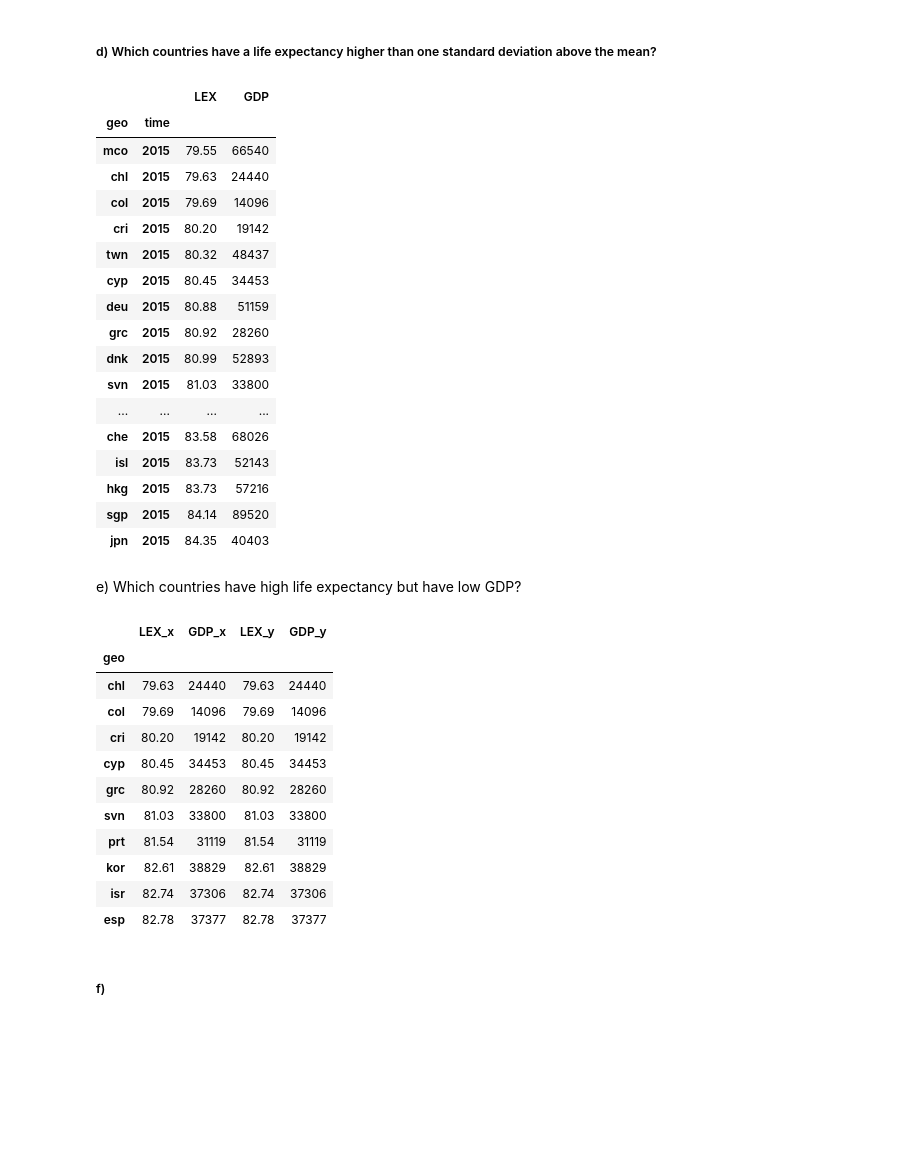
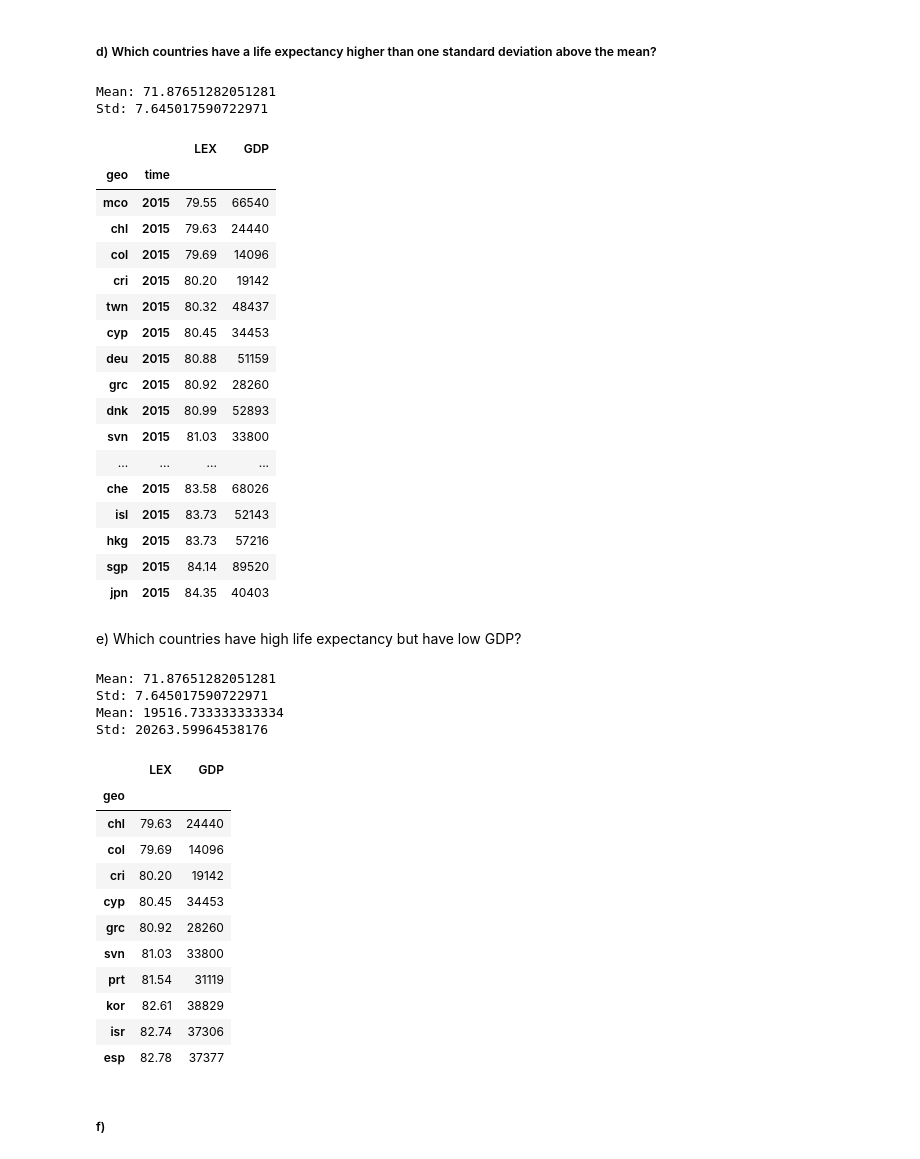
Before and after one commit to JohanBirger/DAT405, a Jupyter notebook: A1.ipynb, the cells around one changed output. Drawn from its saved outputs; the diff is of its cells as text; code cells hidden in the pictures; blank space fills up the shorter version.

```diff
--- a/A1.ipynb
+++ b/A1.ipynb
@@ -17,17 +17,17 @@ gdp.drop(columns=['geo','time'],inplace =True)
 lex_gdp = lex.merge(gdp, left_index=True,right_index=True)
 lex_gdp.rename(columns={'life_expectancy_at_birth':'LEX','income_per_person_gdppercapita_ppp_inflation_adjusted':'GDP'},inplace=True)
 
-def scatter(df):
-    x = df['GDP']
-    y = df['LEX']
+def scatter(df,targetx,targety):
+    x = df[targetx]
+    y = df[targety]
     plt.figure(figsize=(16, 8))
     plt.scatter(x,y)
     plt.title('Life expectancy vs GDP per capita Inflation adjusted')
     plt.ylabel('Life Expectancy (Years)')
     plt.xlabel('GDP (PPP) in USD$')
-    return plt.show()
+    return plt
 
-def getDFYear(year):
-    dtindex = lex_gdp.index.get_level_values(1)
-    return lex_gdp.iloc[dtindex.get_loc(year)]
+def getDFYear(df,year):
+    dtindex = df.index.get_level_values(1)
+    return df.iloc[dtindex.get_loc(year)]
 # %%
@@ -48,20 +49,23 @@ import numpy as np
 
 
 def deviatingEntries(df,target,stepsize,direction):
-    df.dropna()
-    mean = stats.mean(df[target])
-    stdev = df[target].std()
-    #print('Mean:', mean)
-    #print('Std:',stdev)
+    dftemp = df
+    dftemp.dropna()
+    mean = stats.mean(dftemp[target])
+    stdev = dftemp[target].std()
+    print('Mean:', mean)
+    print('Std:',stdev)
     if direction == 'above':
-        filtered_df = df[(df[target] > (mean+stdev*stepsize))]
+        filtered_df = dftemp[(dftemp[target] > (mean+stdev*stepsize))]
         return filtered_df.sort_values(by=[target])
     if direction == 'below':
-        filtered_df = df[(df[target] <= (mean+stdev*stepsize))]
+        filtered_df = dftemp[(dftemp[target] <= (mean-stdev*stepsize))]
         return filtered_df.sort_values(by=[target])
 # %%
-deviatingEntries(getDFYear(2015),'LEX',1,'above')
+deviatingEntries(getDFYear(lex_gdp,2015),'LEX',1,'above')
 # %% [output]
+Mean: 71.87651282051281
+Std: 7.645017590722971
 |  |  | LEX | GDP |
 | geo | time |  |  |
 | mco | 2015 | 79.55 | 66540 |
@@ -84,24 +88,28 @@ deviatingEntries(getDFYear(2015),'LEX',1,'above')
 e) Which countries have high life expectancy but have low GDP?
 # %%
 
-HLLGDP = deviatingEntries(getDFYear(2015),'LEX',1,'above').merge(deviatingEntries(getDFYear(2015),'GDP',1,'below'),on ='geo')
+HLLGDP = deviatingEntries(getDFYear(lex_gdp,2015),'LEX',1,'above').merge(deviatingEntries(getDFYear(lex_gdp,2015),'GDP',1,'below'),on ='geo')
 HLLGDP.drop(columns=['LEX_y','GDP_y'], inplace= True)
 HLLGDP.rename(columns={'LEX_x':'LEX','GDP_x':'GDP'},inplace = True)
 
 HLLGDP
 # %% [output]
+Mean: 71.87651282051281
+Std: 7.645017590722971
+Mean: 19516.733333333334
+Std: 20263.59964538176
-|  | LEX_x | GDP_x | LEX_y | GDP_y |
-| geo |  |  |  |  |
-| chl | 79.63 | 24440 | 79.63 | 24440 |
-| col | 79.69 | 14096 | 79.69 | 14096 |
-| cri | 80.20 | 19142 | 80.20 | 19142 |
-| cyp | 80.45 | 34453 | 80.45 | 34453 |
-| grc | 80.92 | 28260 | 80.92 | 28260 |
-| svn | 81.03 | 33800 | 81.03 | 33800 |
-| prt | 81.54 | 31119 | 81.54 | 31119 |
-| kor | 82.61 | 38829 | 82.61 | 38829 |
-| isr | 82.74 | 37306 | 82.74 | 37306 |
-| esp | 82.78 | 37377 | 82.78 | 37377 |
+|  | LEX | GDP |
+| geo |  |  |
+| chl | 79.63 | 24440 |
+| col | 79.69 | 14096 |
+| cri | 80.20 | 19142 |
+| cyp | 80.45 | 34453 |
+| grc | 80.92 | 28260 |
+| svn | 81.03 | 33800 |
+| prt | 81.54 | 31119 |
+| kor | 82.61 | 38829 |
+| isr | 82.74 | 37306 |
+| esp | 82.78 | 37377 |
 # %% [markdown]
 ##### f)
 # %% [markdown]
```
Also changed, not shown: parts of 9 cells of this notebook, 3 other files.
